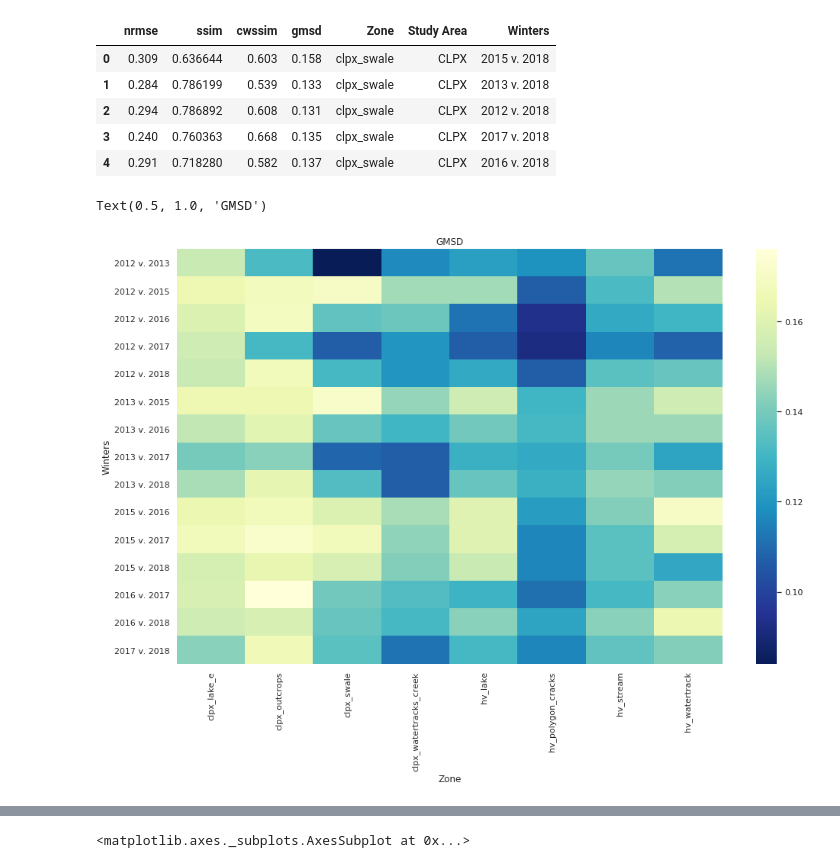
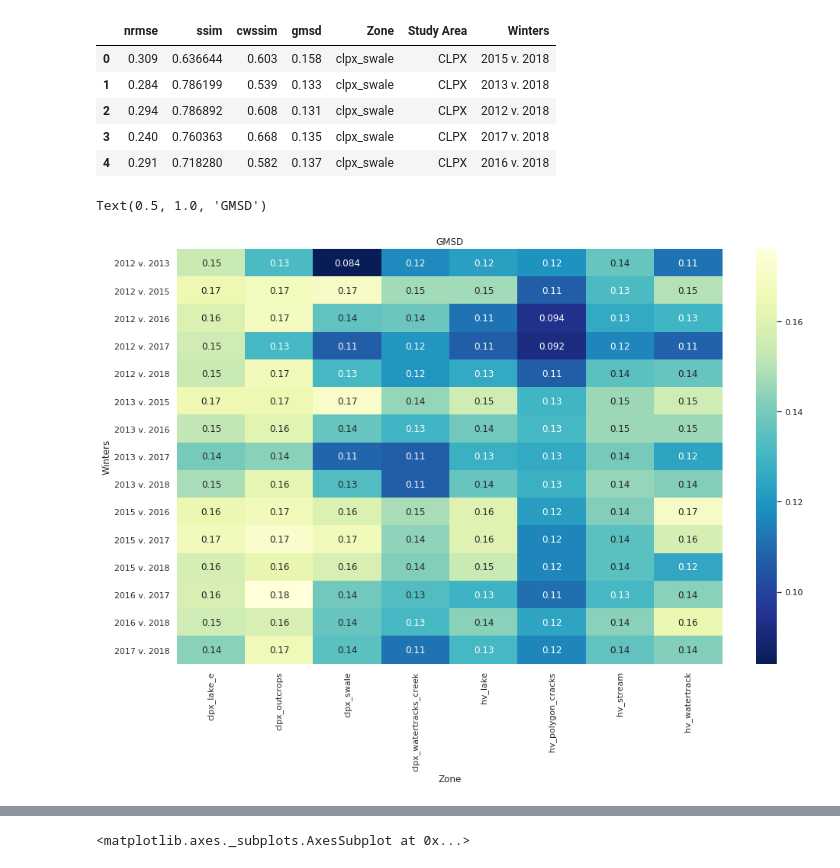
Before and after one commit to charparr/parr-thesis, a Jupyter notebook: similarity/example.ipynb, the cells around one changed output, grey strips where cells are left out. Saved outputs shown, nothing was run; the diff lists cells and outputs as text; code cells hidden in the pictures.

```diff
--- a/similarity/example.ipynb
+++ b/similarity/example.ipynb
@@ -146,7 +146,7 @@ import os
 import pandas as pd
 import seaborn as sns
 
-def read_df_rec(path, fn_regex=r'*ranks.csv'):
+def read_df_rec(path, fn_regex=r'*results.csv'):
     dfs = []
     for f in iglob(os.path.join(path, '**', fn_regex), recursive=True):
         df = pd.read_csv(f)
@@ -178,4 +168,5 @@ ranks.head()
 # %%
+results = read_df_rec('../subsets/')
 results.head()
 # %% [output]
 |  | nrmse | ssim | cwssim | gmsd | Zone | Study Area | Winters |
@@ -187,8 +178,8 @@ results.head()
 # %%
 a = results.pivot('Winters', 'Zone', 'gmsd')
 fig,ax = plt.subplots(figsize=(16,10))
-sns.heatmap(a, cmap="YlGnBu_r", ax=ax)
+sns.heatmap(a, cmap="YlGnBu_r", annot=True, ax=ax)
 ax.set_title('GMSD')
 # %% [output]
 Text(0.5, 1.0, 'GMSD')
-[figure, old version]
+[figure, new version]
```
Also changed, not shown: parts of 4 cells of this notebook, 4 other files.
